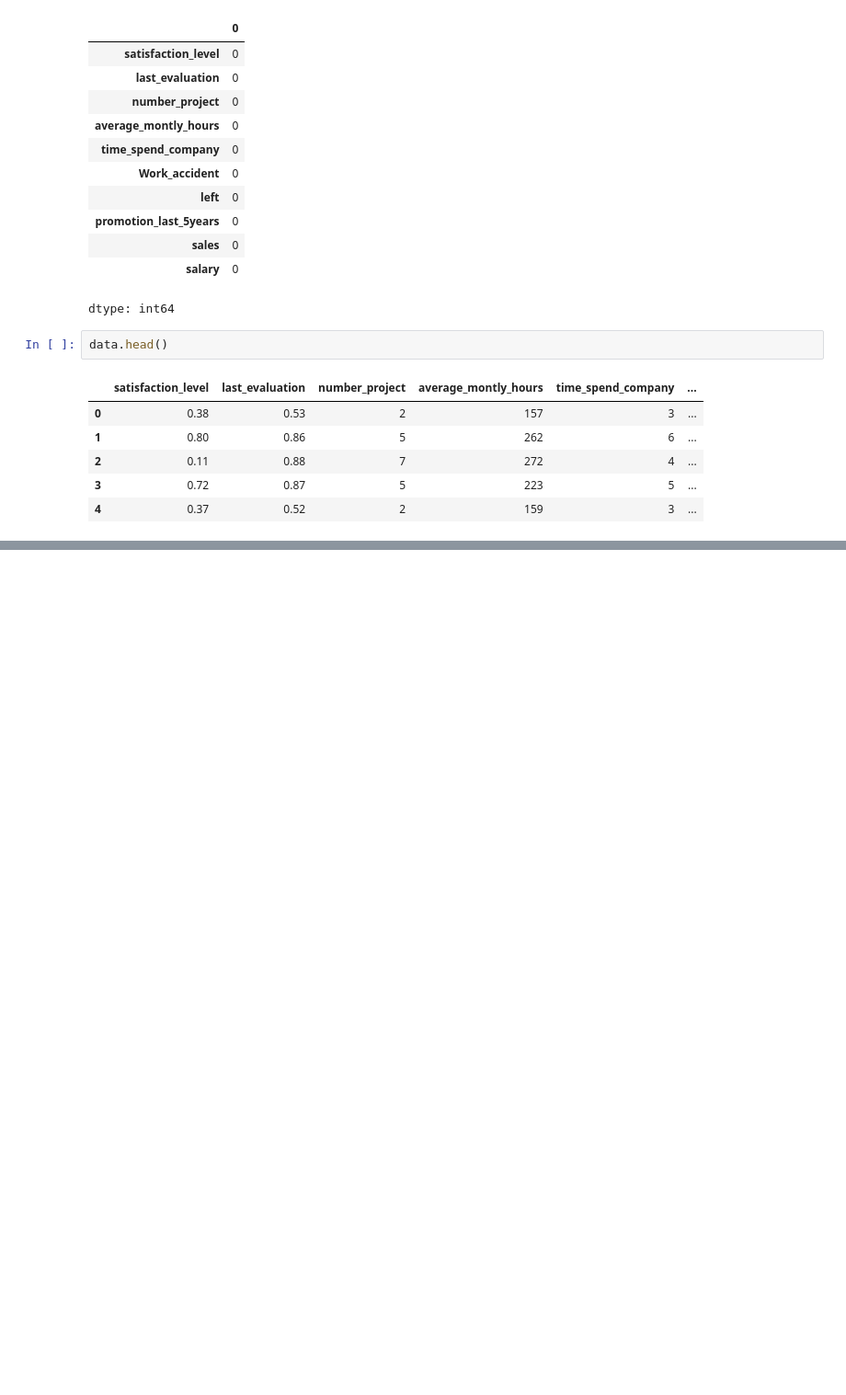
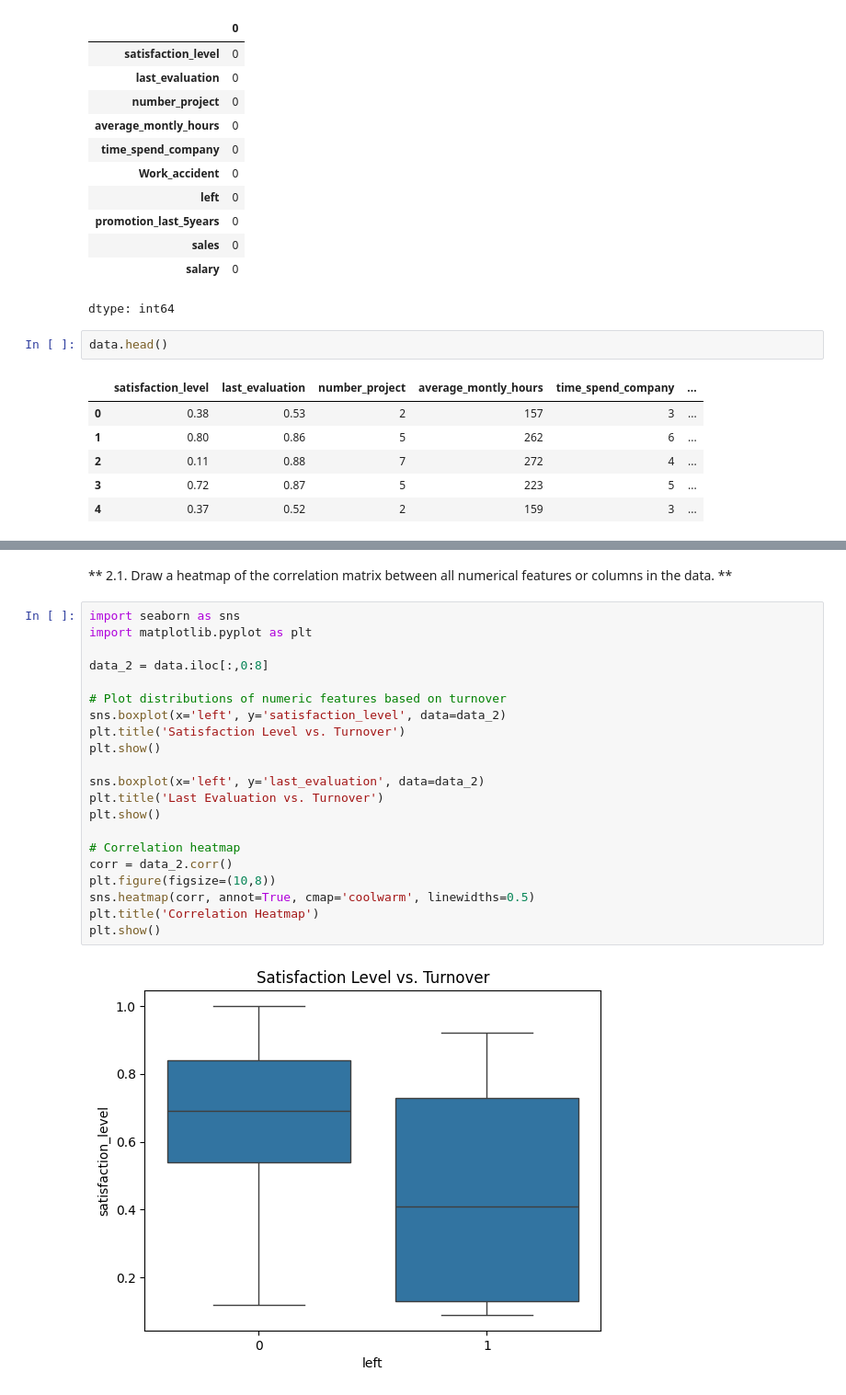
Before and after one commit to agarwalpratik/aiml, a Jupyter notebook: Employee_Turnover_Analytics.ipynb, the cells around one changed output, grey strips where cells are left out. Shown at 92% size. Saved outputs shown, nothing was run; the diff lists cells and outputs as text; blank space fills up the shorter version.

```diff
--- a/Employee_Turnover_Analytics.ipynb
+++ b/Employee_Turnover_Analytics.ipynb
@@ -65,0 +83,27 @@ data.head()
+# %% [markdown]
+**
+2.1.	Draw a heatmap of the correlation matrix between all numerical features or columns in the data.
+**
+# %%
+import seaborn as sns
+import matplotlib.pyplot as plt
+
+data_2 = data.iloc[:,0:8]
+
+# Plot distributions of numeric features based on turnover
+sns.boxplot(x='left', y='satisfaction_level', data=data_2)
+plt.title('Satisfaction Level vs. Turnover')
+plt.show()
+
+sns.boxplot(x='left', y='last_evaluation', data=data_2)
+plt.title('Last Evaluation vs. Turnover')
+plt.show()
+
+# Correlation heatmap
+corr = data_2.corr()
+plt.figure(figsize=(10,8))
+sns.heatmap(corr, annot=True, cmap='coolwarm', linewidths=0.5)
+plt.title('Correlation Heatmap')
+plt.show()
+# %% [output]
+[figure, added]
```
Also changed, not shown: parts of 12 cells of this notebook.
